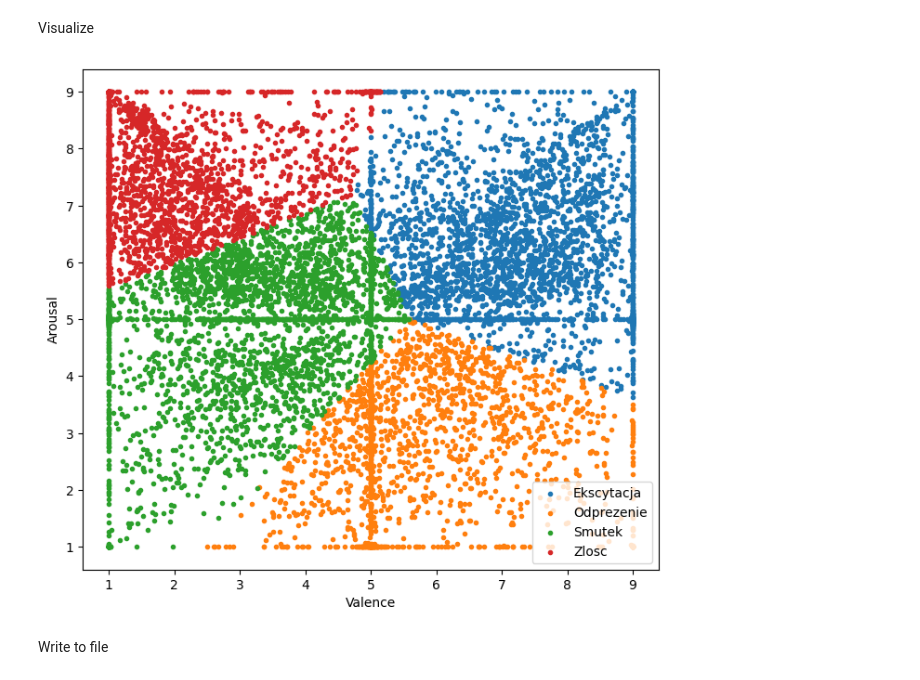
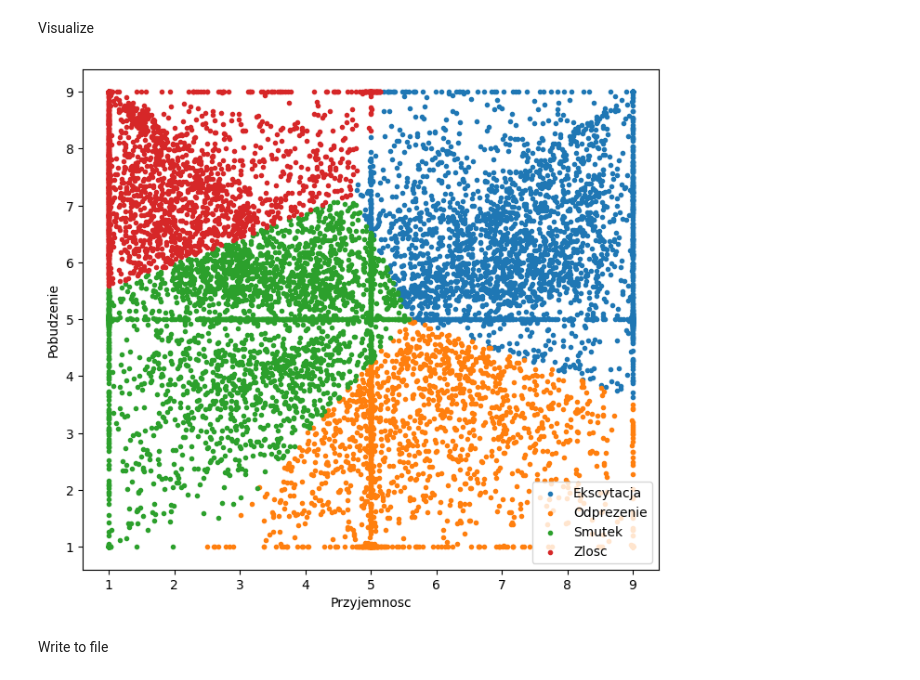
Before and after one commit to wojciklukasz/UJ_Magisterka, a Jupyter notebook: code/dataset/clustering.ipynb, the cells around one changed output. Drawn from its saved outputs; the diff is of its cells as text; code cells hidden in the pictures.

```diff
--- a/code/dataset/clustering.ipynb
+++ b/code/dataset/clustering.ipynb
@@ -203,16 +203,16 @@ Visualize
 # %%
 verbose_labels = np.unique(data['LABEL'])
 
 plt.figure(figsize=(8, 7))
 for label in verbose_labels:
     plt.scatter(data[data['LABEL'] == label]['ANS_VALENCE'], data[data['LABEL'] == label]['ANS_AROUSAL'], label=label, marker='.')
 
-plt.xlabel('Valence')
-plt.ylabel('Arousal')
+plt.xlabel('Przyjemnosc')
+plt.ylabel('Pobudzenie')
 plt.legend()
 plt.show()
 # %% [output]
-[figure, old version]
+[figure, new version]
 # %% [markdown]
 Write to file
 # %%
```
Also changed, not shown: parts of 2 cells of this notebook.
